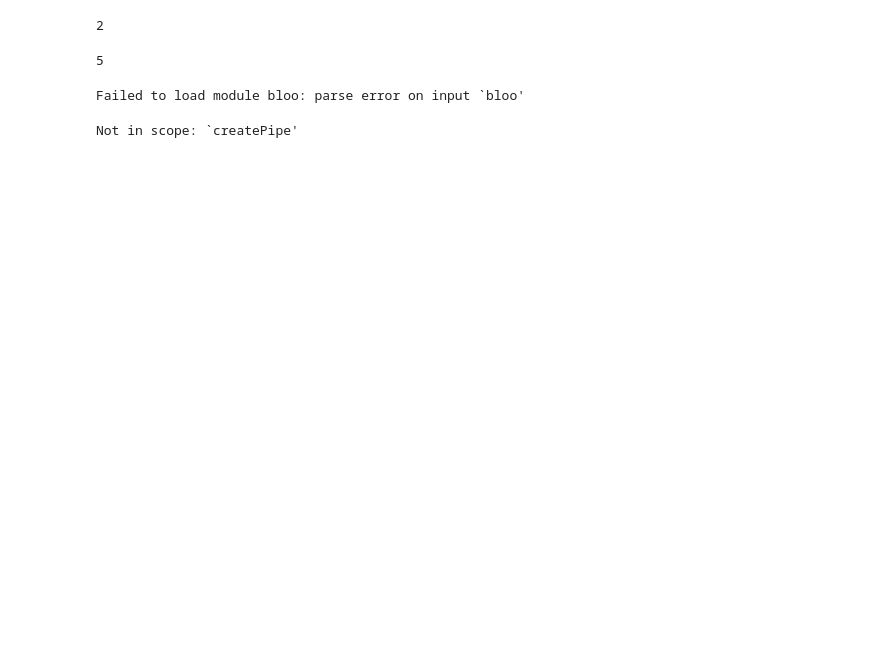
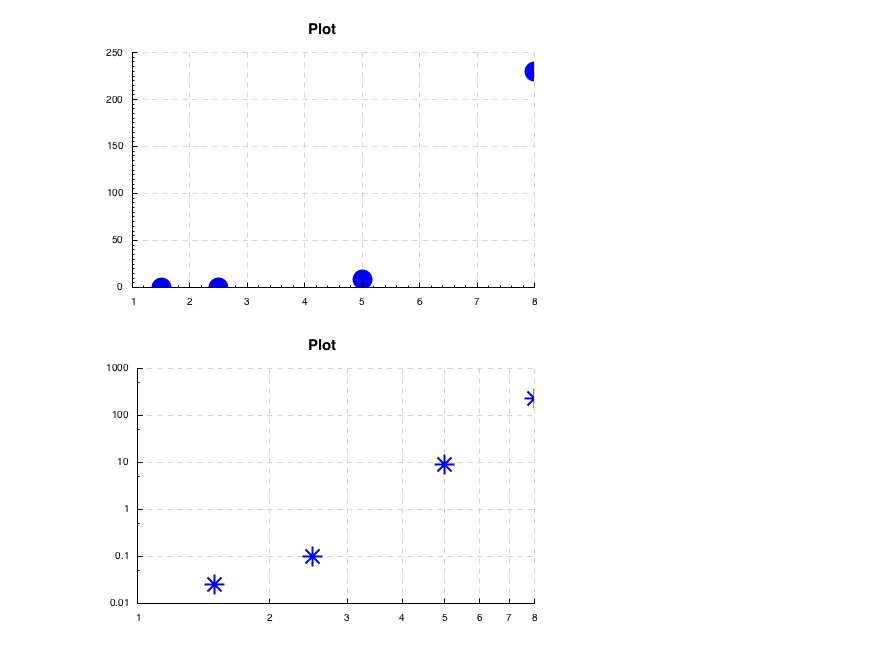
Before and after one commit to IHaskell/IHaskell, a Jupyter notebook: notebooks/Test.ipynb, the cells around one changed output. Drawn from its saved outputs; the diff is of its cells as text; code cells hidden in the pictures; blank space fills up the shorter version.

```diff
--- a/notebooks/Test.ipynb
+++ b/notebooks/Test.ipynb
@@ -39,13 +0,0 @@ chart
-# %%
-1 + 1
-# %% [output]
-2
-# %%
-2+ 3
-# %% [output]
-5
-# %%
-:load bloo.hs
-# %% [output]
-Failed to load module bloo: parse error on input `bloo'
-Not in scope: `createPipe'
@@ -53,0 +4,66 @@ ll
+# %%
+{-# LANGUAGE OverloadedStrings #-}
+import Graphics.Rendering.Chart
+import Data.Default.Class
+import Control.Lens
+import Graphics.Rendering.Chart.Backend.Cairo
+
+
+import Data.Colour
+import Data.Colour.Names
+
+xvals = [1.5, 2.5, 5, 8 :: Double ]
+yvals = [0.025, 0.1, 9, 230 :: Double ]
+
+xlvals = map LogValue xvals
+ylvals = map LogValue yvals
+
+-- | Connect the points (xs,ys) with a solid
+--   line using the given color.
+lineXY :: (PlotValue a, PlotValue b) => Colour Double -> [a] -> [b] -> Plot a b
+lineXY col xs ys = toPlot p
+    where
+        p = plot_lines_style .~ solidLine 1 (opaque col)
+            $ plot_lines_values .~ [zip xs ys]
+            $ def
+
+-- | Draw symbols at the points (xs,ys).
+--
+symbolXY ::
+    (PlotValue a, PlotValue b) =>
+    (AlphaColour Double -> PointStyle)
+    -> Colour Double
+    -> [a]
+    -> [b]
+    -> Plot a b
+symbolXY sym col xs ys = toPlot p
+    where
+        p = plot_points_style .~ sym (opaque col)
+            $ plot_points_values .~ zip xs ys
+            $ def
+
+asCircle = filledCircles 10
+asStar = stars 10 2
+
+-- | This function will plot the given function of x over the list of xs.
+plotIt ::
+  (PlotValue a, PlotValue b) =>
+  (Colour Double -> [a] -> [b] -> Plot a b)
+  -> [a]
+  -> [b]
+  -> Renderable ()
+
+plotIt plotType xs ys = toRenderable l
+    where
+        l = layout_title .~ "Plot"
+            $ layout_plots .~ [ plotType blue xs ys ]
+            $ def
+
+let r = plotIt (symbolXY asCircle) xvals yvals
+display r
+
+let r'= plotIt (symbolXY asStar) xlvals ylvals
+display r'
+# %% [output]
+[figure, added]
+[figure, added]
```
Also changed, not shown: parts of 11 cells of this notebook, 2 other files.
